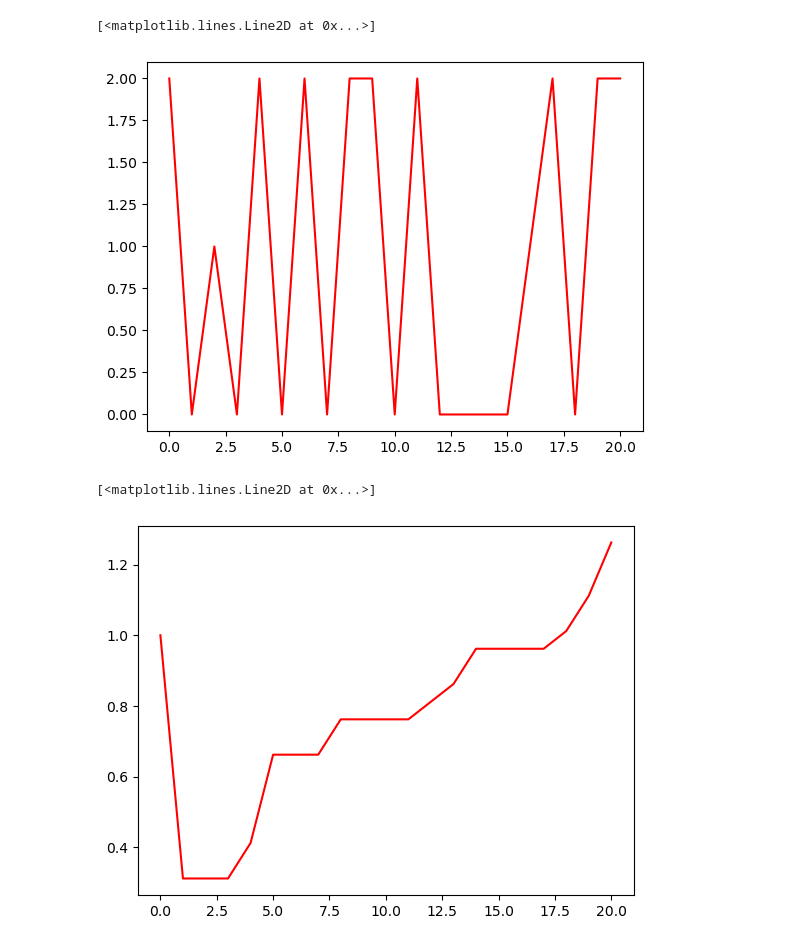
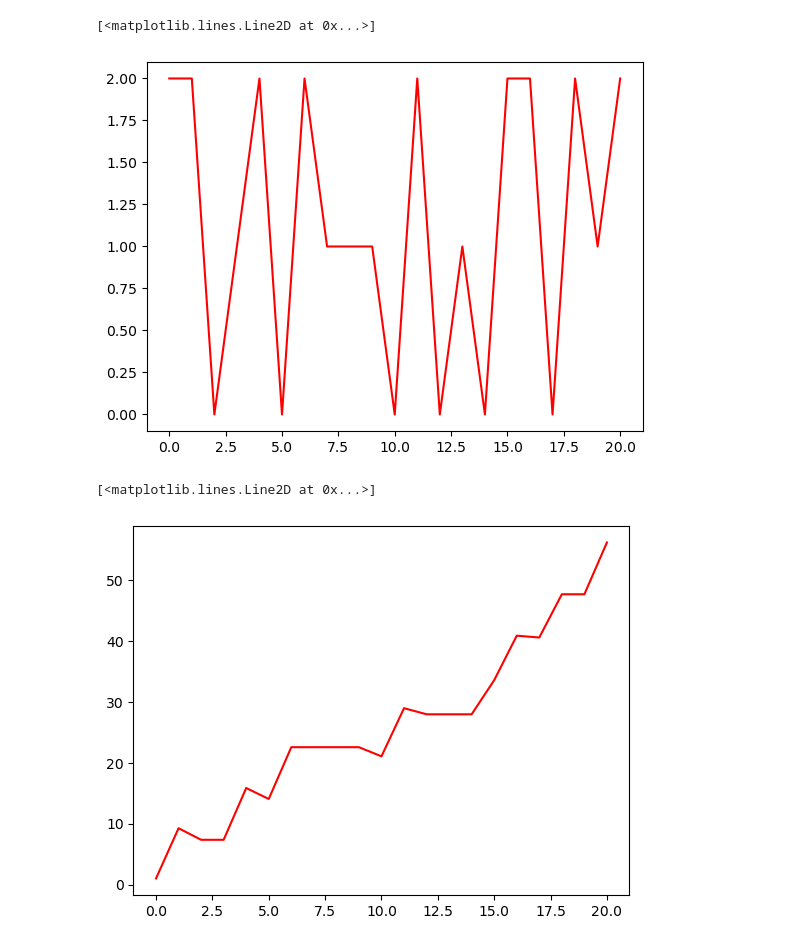
Before and after one commit to codepromaster67/Projet-ARE, a Jupyter notebook: ARE_notebook.ipynb, the cells around one changed output. Saved outputs shown, nothing was run; the diff lists cells and outputs as text; code cells hidden in the pictures.

```diff
--- a/ARE_notebook.ipynb
+++ b/ARE_notebook.ipynb
@@ -63,7 +63,7 @@ def calculer_indice(vecteurindice, vecteur_investisseurs, etat, liste):
 
         if etat == 2:
             for inv in vecteur_investisseurs:
-                res = res + np.random.normal(0.05, 0.0005)
+                res = res + np.random.normal(0.1, 0.000001)
             vecteurindice[i] += res
 
         if etat == 1:
@@ -220,24 +180,23 @@ plt.plot(grapheindice, watf3[3], c ='blue')
 # %%
 indice0 = 1
-population = 10
+population = 100
 titres2 = 10
 res = [indice0]
-matrice = [[0.55, 0.15 ,0.3], [0.45,0.35,0.2], [0.40,0.1,0.5]]  #on a choisi que 3 états, on peut en choisir plus.
-etat = 1
+matrice1 = [[1/3, 1/3 ,1/3], [1/3, 1/3 ,1/3], [1/3, 1/3 ,1/3]]  #on a choisi que 3 états, on peut en choisir plus.
 
 vecteurpopulation4 = np.random.normal(0.5, 0.15, population)
 vecteurindices4 = np.array([np.random.uniform() for _ in range(titres2)])
 
-watf4 = fonction_cas1(matrice=matrice, etat= 2, vecteurpopulation = vecteurpopulation4, vecteurindice=vecteurindices4, n=20, epsilon =0.01)
+watf4 = fonction_cas1(matrice=matrice1, etat= 2, vecteurpopulation = vecteurpopulation4, vecteurindice=vecteurindices4, n=20, epsilon =0.01)
 # %%
 abscisse = np.arange(0, len(watf4[1]), 1)
-plt.plot(abscisse, watf1[1], color = 'red')
+plt.plot(abscisse, watf4[1], color = 'red')
 # %% [output]
 [<matplotlib.lines.Line2D at 0x...>]
-[figure, old version]
+[figure, new version]
 # %%
 grapheindice= np.arange(0, len(watf4[3]), 1)
 plt.plot(grapheindice, watf4[3], color = 'red')
 # %% [output]
 [<matplotlib.lines.Line2D at 0x...>]
-[figure, old version]
+[figure, new version]
```
Also changed, not shown: parts of 10 cells of this notebook, 1 other file.
